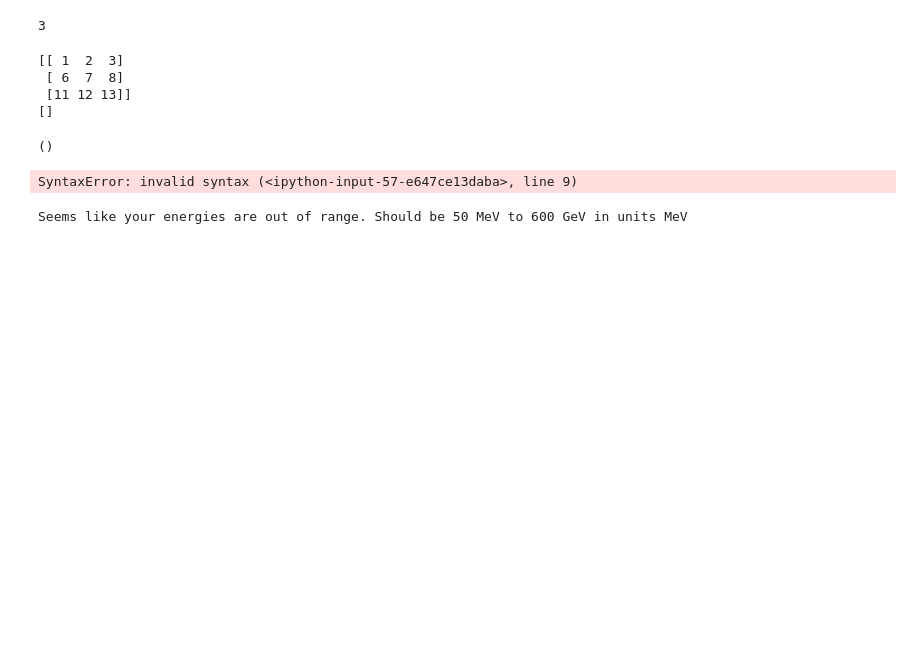
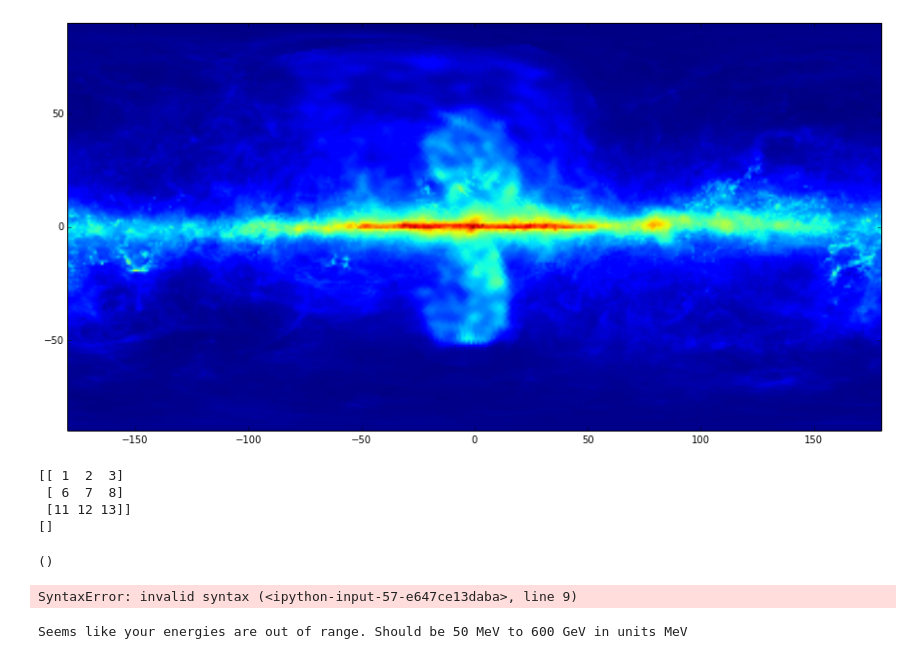
Before and after one commit to erccarls/time_var, a Jupyter notebook: Time_Var_DBSCAN/Sample BG.ipynb, the cells around one changed output. Cells and saved outputs as stored; diff of their text form; code cells hidden in the pictures; blank space fills up the shorter version.

```diff
--- a/Time_Var_DBSCAN/Sample BG.ipynb
+++ b/Time_Var_DBSCAN/Sample BG.ipynb
@@ -1,7 +1,7 @@
 # %%
 from BGTools import BGTools
 from BGTools_cython import BGTools as BGTC
-#%load_ext autoreload
+%load_ext autoreload
 %autoreload 2
 
 diff_f = '/home/carlson/fermitools/refdata/fermi/galdiffuse/gll_iem_v05.fits'
@@ -9,11 +9,11 @@ iso_f  = '/home/carlson/fermitools/refdata/fermi/galdiffuse/isotrop_4years_P7_v9
 BG = BGTools(1.3e5,1.5e5,4*3.15e7,diff_f,iso_f)
 BGC = BGTC(1.3e5,1.5e5,4*3.15e7,diff_f,iso_f)
 
-#nMin=np.zeros(shape=(180,360))
-#%time for i in range(-180,180):    nMin[:,i+180]=BG.GetBG(i*np.ones(180),np.linspace(-90,90,180))
+nMin=np.zeros(shape=(180,360))
+%time for i in range(-180,180):    nMin[:,i+180]=BG.GetBG(i*np.ones(180),np.linspace(-90,90,180))
 
-#plt.figure(0,figsize=(15,10))
-#plt.imshow(np.log(nMin),extent=[-180,180,-90,90],origin='lower')
+plt.figure(0,figsize=(15,10))
+plt.imshow(np.log(nMin),extent=[-180,180,-90,90],origin='lower')
 
 
 #nMin=np.zeros(shape=(360,720))
@@ -47,14 +47,10 @@ bg, si, ss = np.array(bg),np.array(si),np.array(ss)
 #plt.legend()
 #plt.show()
 
-a = np.ones(10000).astype(int)
+a = np.ones(100000).astype(int)
 
-#%timeit rate = BGC.GetIntegratedBG(a,a,a,a)
-#%timeit rate = BG.GetIntegratedBG(a,a,a,a)
+%timeit rate = BGC.GetIntegratedBG(a,8*a,a,a)
+%timeit rate = BG.GetIntegratedBG(a,8*a,a,a)
 #%timeit BG.GetBG(np.ones(10000),np.ones(10000))*3.14
 #%timeit BG.SubsampleBG(np.ones(10000),np.ones(10000),eps=1)*3.14
-
-
-
-((a,a,a))
 # %% [output]
@@ -62,4 +63,4 @@ ERROR: Line magic function `%autoreload` not found.
-3
+[figure, added]
 # %%
 m = np.reshape(np.arange(25),(5,5))
 print m[np.array((0,1,2))][:,np.array((1,2,3))]
```
Also changed, not shown: parts of 1 cell of this notebook, 18 other files.
